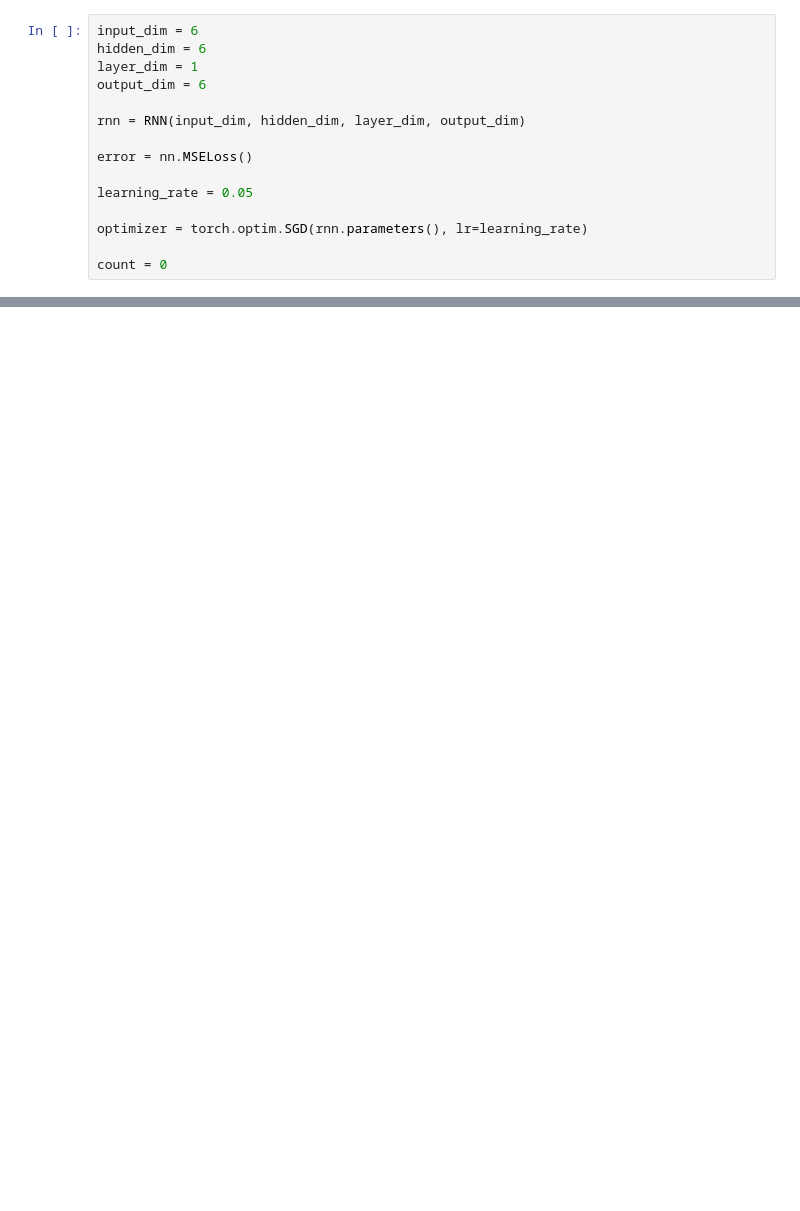
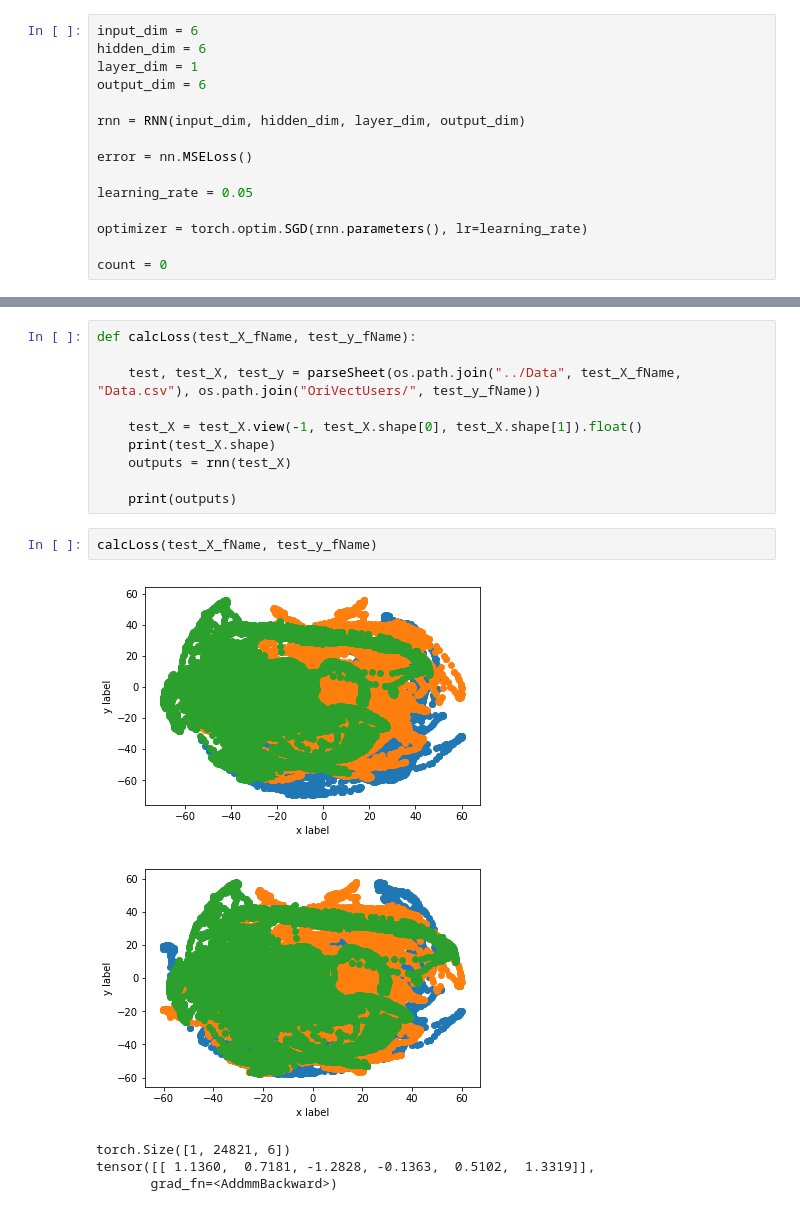
Before and after one commit to Akil313/RNN_Merger, a Jupyter notebook: Untitled.ipynb, the cells around one changed output, grey strips where cells are left out. Drawn from its saved outputs; the diff is of its cells as text; blank space fills up the shorter version.

```diff
--- a/Untitled.ipynb
+++ b/Untitled.ipynb
@@ -272,0 +281,18 @@ plt.plot([x for x in range(totalEpochs)], lossVals)
+# %%
+def calcLoss(test_X_fName, test_y_fName):
+
+    test, test_X, test_y = parseSheet(os.path.join("../Data", test_X_fName, "Data.csv"), os.path.join("OriVectUsers/", test_y_fName))
+
+    test_X = test_X.view(-1, test_X.shape[0], test_X.shape[1]).float()
+    print(test_X.shape)
+    outputs = rnn(test_X)
+
+    print(outputs)
+# %%
+calcLoss(test_X_fName, test_y_fName)
+# %% [output]
+[figure, added]
+[figure, added]
+torch.Size([1, 24821, 6])
+tensor([[ 1.1360,  0.7181, -1.2828, -0.1363,  0.5102,  1.3319]],
+       grad_fn=<AddmmBackward>)
```
Also changed, not shown: parts of 5 cells of this notebook.
